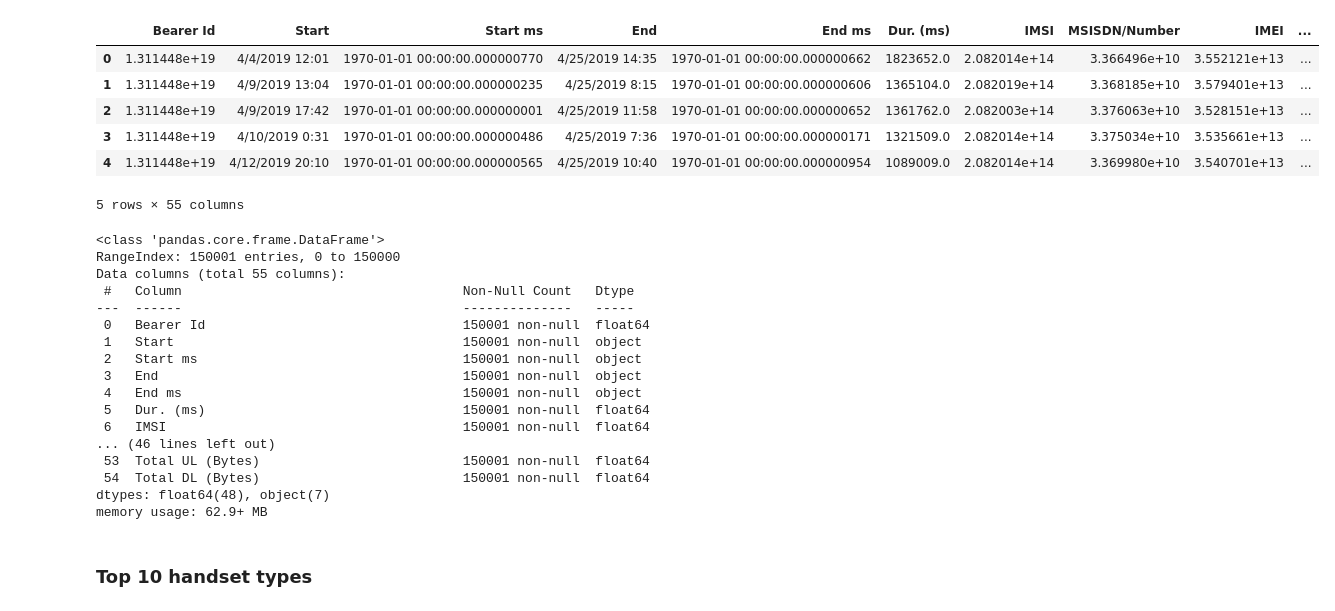
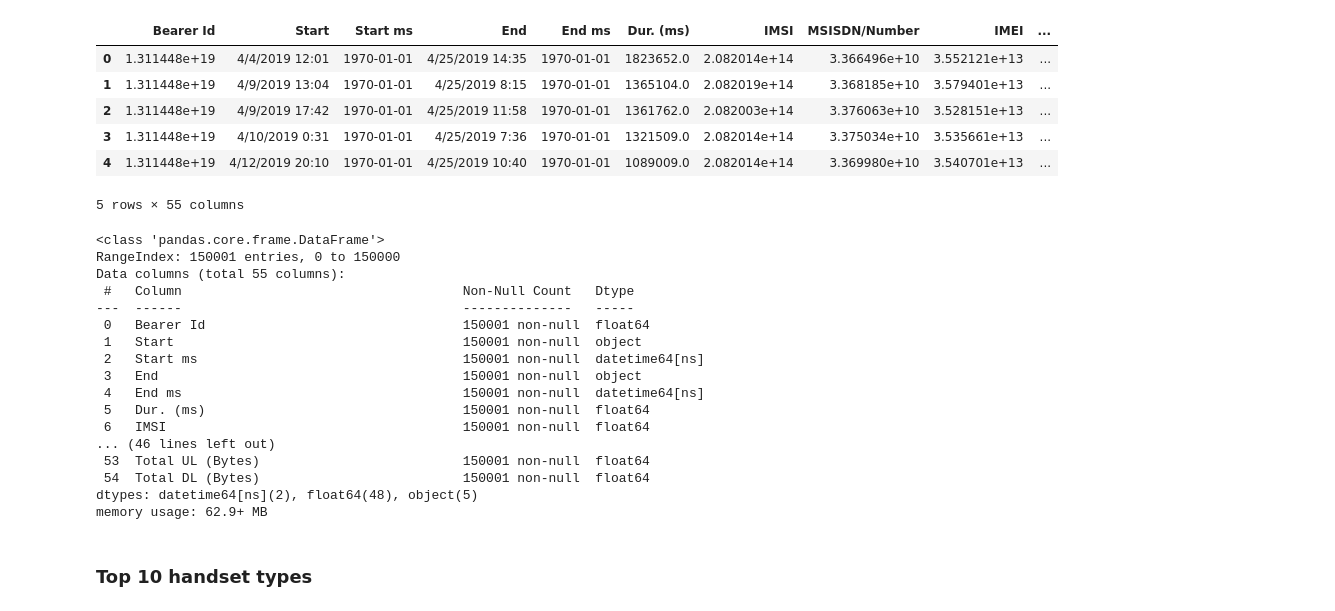
Before and after one commit to Keriii/week_1, a Jupyter notebook: notebook/EDA analysis.ipynb, the cells around one changed output. Cells and saved outputs as stored; diff of their text form; code cells hidden in the pictures.

```diff
--- a/notebook/EDA analysis.ipynb
+++ b/notebook/EDA analysis.ipynb
@@ -9,15 +15,20 @@ cleaned_data = pd.read_csv('clean_data.csv', index_col=False)
+# %%
+#lets start by importing the data
+conn = connection()
+# %%
+data = table_to_sql(conn, "telecom_data")
 # %%
-cleaned_data.head()
+data.head()
 # %% [output]
 |  | Bearer Id | Start | Start ms | End | End ms | Dur. (ms) | IMSI | MSISDN/Number | IMEI | ... |
-| 0 | 1.311448e+19 | 4/4/2019 12:01 | 1970-01-01 00:00:00.000000770 | 4/25/2019 14:35 | 1970-01-01 00:00:00.000000662 | 1823652.0 | 2.082014e+14 | 3.366496e+10 | 3.552121e+13 | ... |
-| 1 | 1.311448e+19 | 4/9/2019 13:04 | 1970-01-01 00:00:00.000000235 | 4/25/2019 8:15 | 1970-01-01 00:00:00.000000606 | 1365104.0 | 2.082019e+14 | 3.368185e+10 | 3.579401e+13 | ... |
-| 2 | 1.311448e+19 | 4/9/2019 17:42 | 1970-01-01 00:00:00.000000001 | 4/25/2019 11:58 | 1970-01-01 00:00:00.000000652 | 1361762.0 | 2.082003e+14 | 3.376063e+10 | 3.528151e+13 | ... |
-| 3 | 1.311448e+19 | 4/10/2019 0:31 | 1970-01-01 00:00:00.000000486 | 4/25/2019 7:36 | 1970-01-01 00:00:00.000000171 | 1321509.0 | 2.082014e+14 | 3.375034e+10 | 3.535661e+13 | ... |
-| 4 | 1.311448e+19 | 4/12/2019 20:10 | 1970-01-01 00:00:00.000000565 | 4/25/2019 10:40 | 1970-01-01 00:00:00.000000954 | 1089009.0 | 2.082014e+14 | 3.369980e+10 | 3.540701e+13 | ... |
+| 0 | 1.311448e+19 | 4/4/2019 12:01 | 1970-01-01 | 4/25/2019 14:35 | 1970-01-01 | 1823652.0 | 2.082014e+14 | 3.366496e+10 | 3.552121e+13 | ... |
+| 1 | 1.311448e+19 | 4/9/2019 13:04 | 1970-01-01 | 4/25/2019 8:15 | 1970-01-01 | 1365104.0 | 2.082019e+14 | 3.368185e+10 | 3.579401e+13 | ... |
+| 2 | 1.311448e+19 | 4/9/2019 17:42 | 1970-01-01 | 4/25/2019 11:58 | 1970-01-01 | 1361762.0 | 2.082003e+14 | 3.376063e+10 | 3.528151e+13 | ... |
+| 3 | 1.311448e+19 | 4/10/2019 0:31 | 1970-01-01 | 4/25/2019 7:36 | 1970-01-01 | 1321509.0 | 2.082014e+14 | 3.375034e+10 | 3.535661e+13 | ... |
+| 4 | 1.311448e+19 | 4/12/2019 20:10 | 1970-01-01 | 4/25/2019 10:40 | 1970-01-01 | 1089009.0 | 2.082014e+14 | 3.369980e+10 | 3.540701e+13 | ... |
 5 rows × 55 columns
 # %%
-cleaned_data.info()
+data.info()
 # %% [output]
 <class 'pandas.core.frame.DataFrame'>
 RangeIndex: 150001 entries, 0 to 150000
@@ -26,15 +37,15 @@ Data columns (total 55 columns):
 ---  ------                                    --------------   -----
  0   Bearer Id                                 150001 non-null  float64
  1   Start                                     150001 non-null  object
- 2   Start ms                                  150001 non-null  object
+ 2   Start ms                                  150001 non-null  datetime64[ns]
  3   End                                       150001 non-null  object
- 4   End ms                                    150001 non-null  object
+ 4   End ms                                    150001 non-null  datetime64[ns]
  5   Dur. (ms)                                 150001 non-null  float64
  6   IMSI                                      150001 non-null  float64
 ... (46 lines left out)
  53  Total UL (Bytes)                          150001 non-null  float64
  54  Total DL (Bytes)                          150001 non-null  float64
-dtypes: float64(48), object(7)
+dtypes: datetime64[ns](2), float64(48), object(5)
 memory usage: 62.9+ MB
 # %% [markdown]
 ### Top 10 handset types
```
Also changed, not shown: parts of 19 cells of this notebook.
